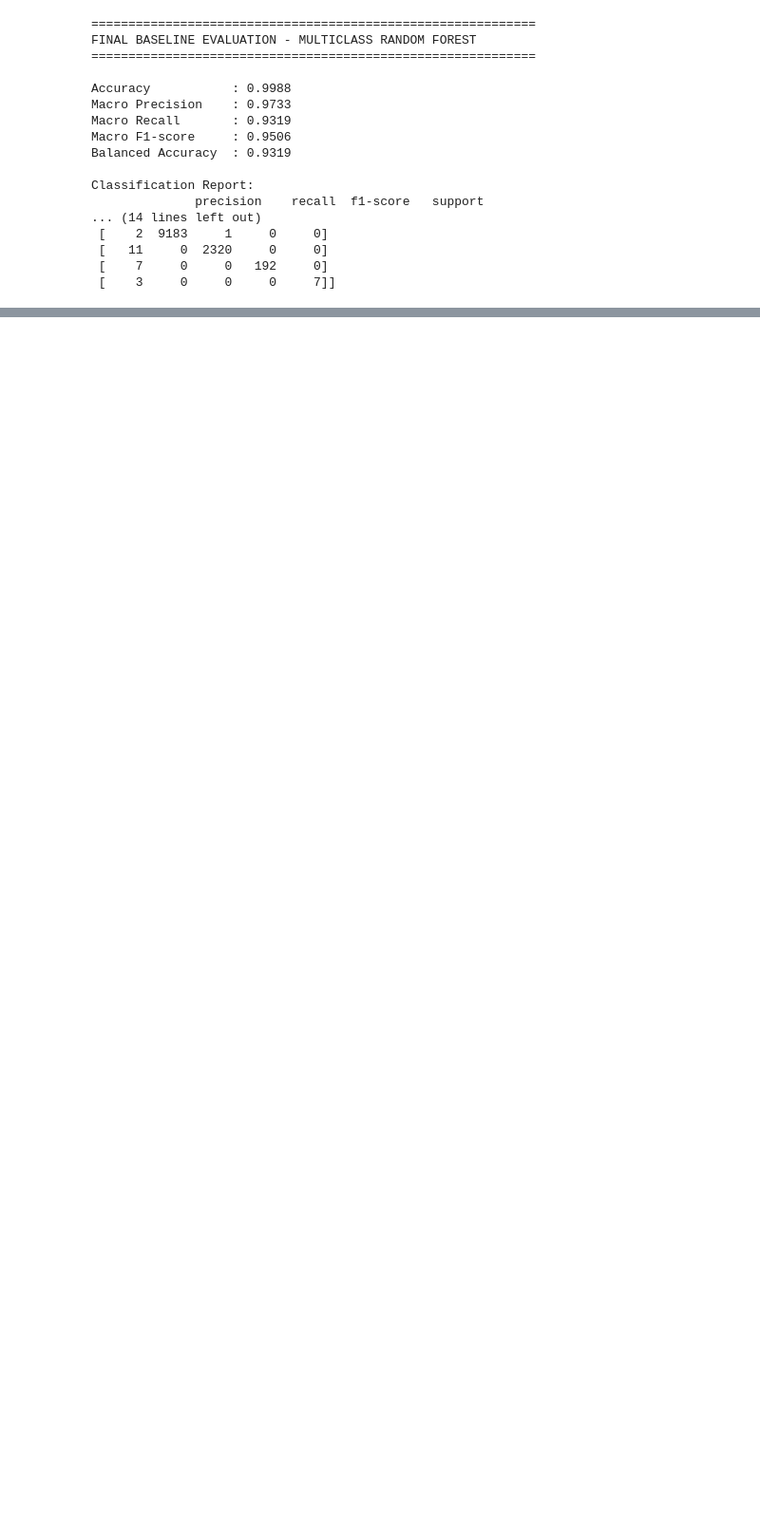
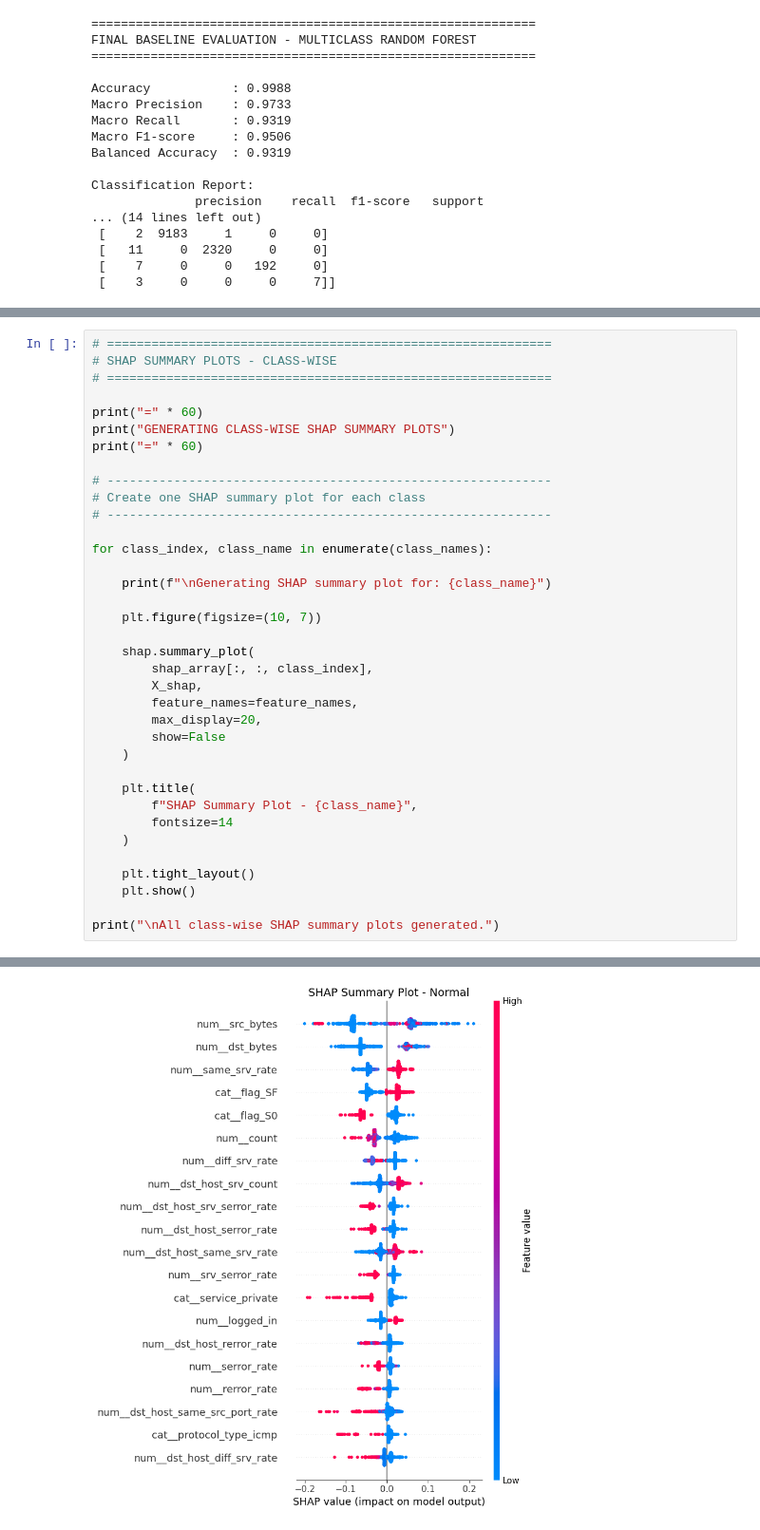
Before and after one commit to AKSHAT-KUMAR-14/XAI-NIDS, a Jupyter notebook: xai-nids.ipynb, the cells around one changed output, grey strips where cells are left out. Shown at 95% size. Drawn from its saved outputs; the diff is of its cells as text; blank space fills up the shorter version.

```diff
--- a/xai-nids.ipynb
+++ b/xai-nids.ipynb
@@ -1504,0 +1775,37 @@ Classification Report:
+# %%
+# ============================================================
+# SHAP SUMMARY PLOTS - CLASS-WISE
+# ============================================================
+
+print("=" * 60)
+print("GENERATING CLASS-WISE SHAP SUMMARY PLOTS")
+print("=" * 60)
+
+# ------------------------------------------------------------
+# Create one SHAP summary plot for each class
+# ------------------------------------------------------------
+
+for class_index, class_name in enumerate(class_names):
+
+    print(f"\nGenerating SHAP summary plot for: {class_name}")
+
+    plt.figure(figsize=(10, 7))
+
+    shap.summary_plot(
+        shap_array[:, :, class_index],
+        X_shap,
+        feature_names=feature_names,
+        max_display=20,
+        show=False
+    )
+
+    plt.title(
+        f"SHAP Summary Plot - {class_name}",
+        fontsize=14
+    )
+
+    plt.tight_layout()
+    plt.show()
+
+print("\nAll class-wise SHAP summary plots generated.")
+# %% [output]
@@ -1504,0 +1817 @@ Classification Report:
+[figure, added]
```
Also changed, not shown: parts of 4 cells of this notebook.
